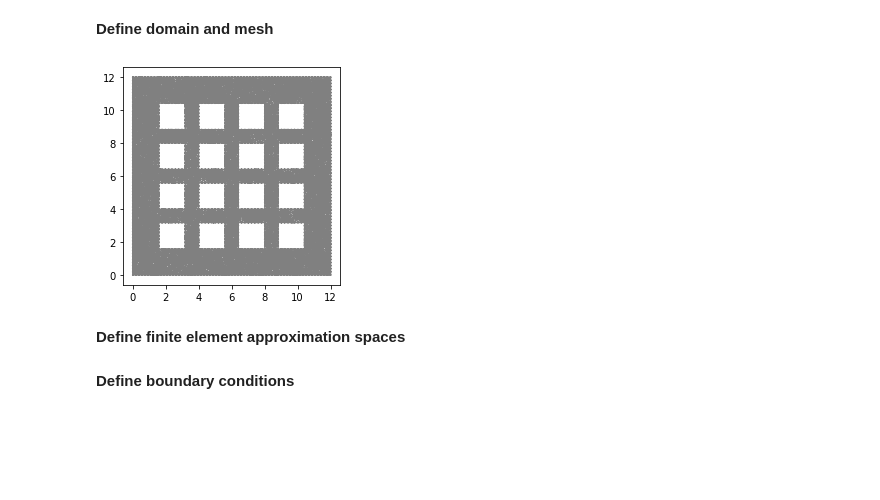
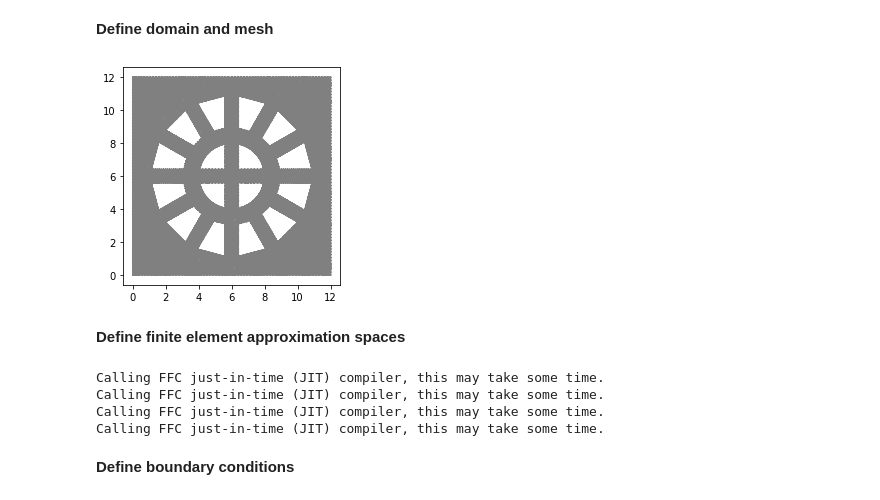
Before and after one commit to johanhoffman/DD2365-VT20, a Jupyter notebook: Project/ProjectV2.ipynb, the cells around one changed output. Drawn from its saved outputs; the diff is of its cells as text; code cells hidden in the pictures; blank space fills up the shorter version.

```diff
--- a/Project/ProjectV2.ipynb
+++ b/Project/ProjectV2.ipynb
@@ -217,12 +235,12 @@ saved_circle = File("circle.xml")
 resolution = 64
 
 # grid mesh
-try:
-  saved_grid >> mesh
-except:
-  domain = grid()
-  mesh = generate_mesh(domain, resolution)
-  saved_grid << mesh
+# try:
+#   saved_grid >> mesh
+# except:
+#   domain = grid()
+#   mesh = generate_mesh(domain, resolution)
+#   saved_grid << mesh
 
 # skewed mesh
 # try:
@@ -232,42 +250,42 @@ except:
 #   mesh = generate_mesh(domain, resolution)
 #   saved_skewed << mesh
 
 # circular mesh
-# try:
-#   saved_circle >> mesh
-# except:
-#   domain = concentric()
-#   mesh = generate_mesh(domain, resolution)
-#   saved_circle << mesh
+try:
+  saved_circle >> mesh
+except:
+  domain = concentric()
+  mesh = generate_mesh(domain, resolution)
+  saved_circle << mesh
 
 # Local mesh refinement (specified by a cell marker)
 no_levels = 0
 for i in range(0,no_levels):
   cell_marker = MeshFunction("bool", mesh, mesh.topology().dim())
   for cell in cells(mesh):
     cell_marker[cell] = False
     p = cell.midpoint()
     if p.distance(Point(xc, yc)) < 1.0:
         cell_marker[cell] = True
   mesh = refine(mesh, cell_marker)
 
 # Define mesh functions (for boundary conditions)
 boundaries = MeshFunction("size_t", mesh, mesh.topology().dim()-1)
 boundaries.set_all(0)
 inlet_bdry.mark(boundaries, 1)
 outlet_bdry.mark(boundaries, 2)
 building.mark(boundaries, 3)
 
 # for visualisation of different boundaries
-# file = File("bres/boundaries.pvd")
+# file = File("circle/circle.pvd")
 # file << boundaries
-# !tar -czvf bres.tar.gz bres
+# !tar -czvf circle.tar.gz circle
 
 plt.figure()
 plot(mesh)
 plt.show()
 # %% [output]
-[figure, old version]
+[figure, new version]
 # %% [markdown]
 **Define finite element approximation spaces**
 # %%
@@ -284,6 +302,11 @@ Q = FunctionSpace(mesh, QE)
 w = Function(W)
 (u, p) = (as_vector((w[0],w[1])), w[2])
 (v, q) = TestFunctions(W)
+# %% [output]
+Calling FFC just-in-time (JIT) compiler, this may take some time.
+Calling FFC just-in-time (JIT) compiler, this may take some time.
+Calling FFC just-in-time (JIT) compiler, this may take some time.
+Calling FFC just-in-time (JIT) compiler, this may take some time.
 # %% [markdown]
 **Define boundary conditions**
 # %%
```
Also changed, not shown: parts of 5 cells of this notebook.
